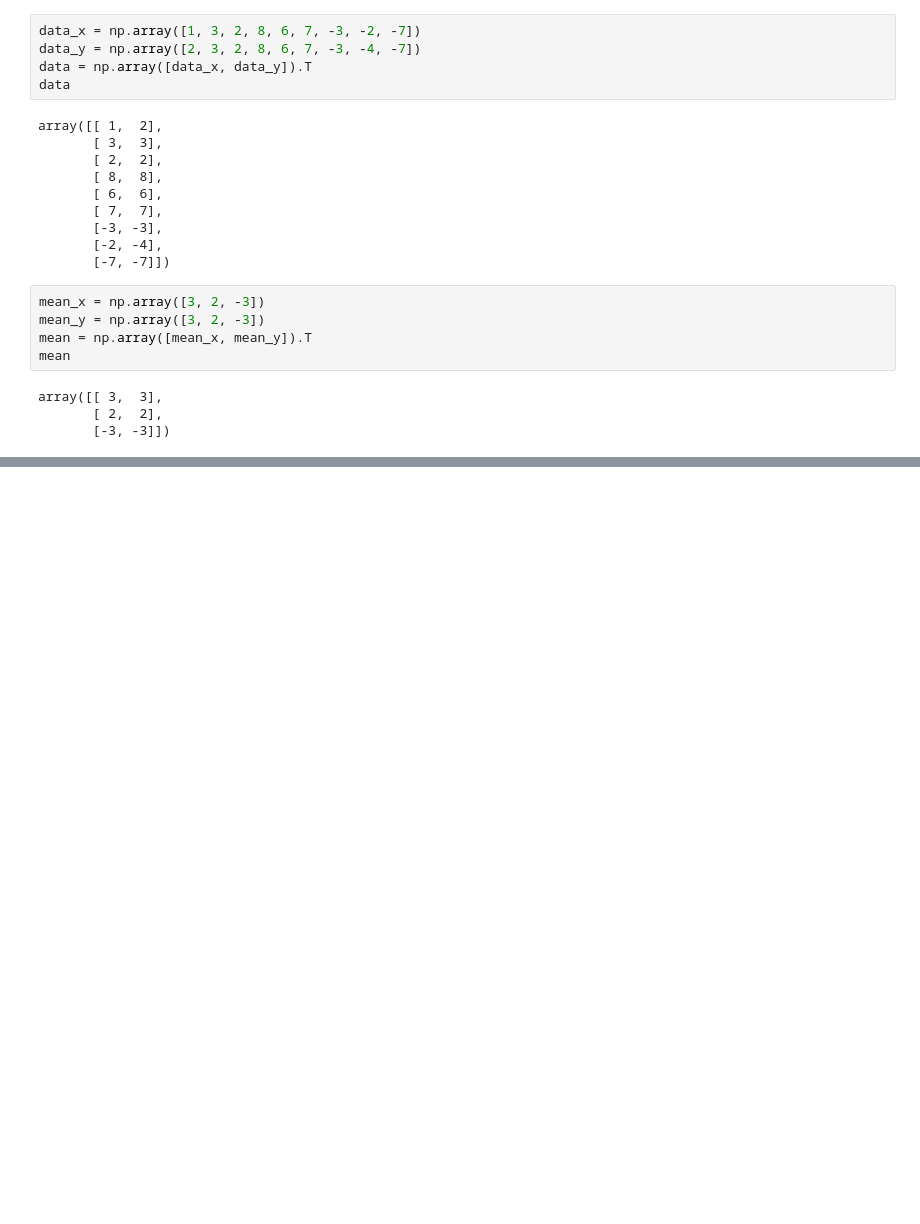
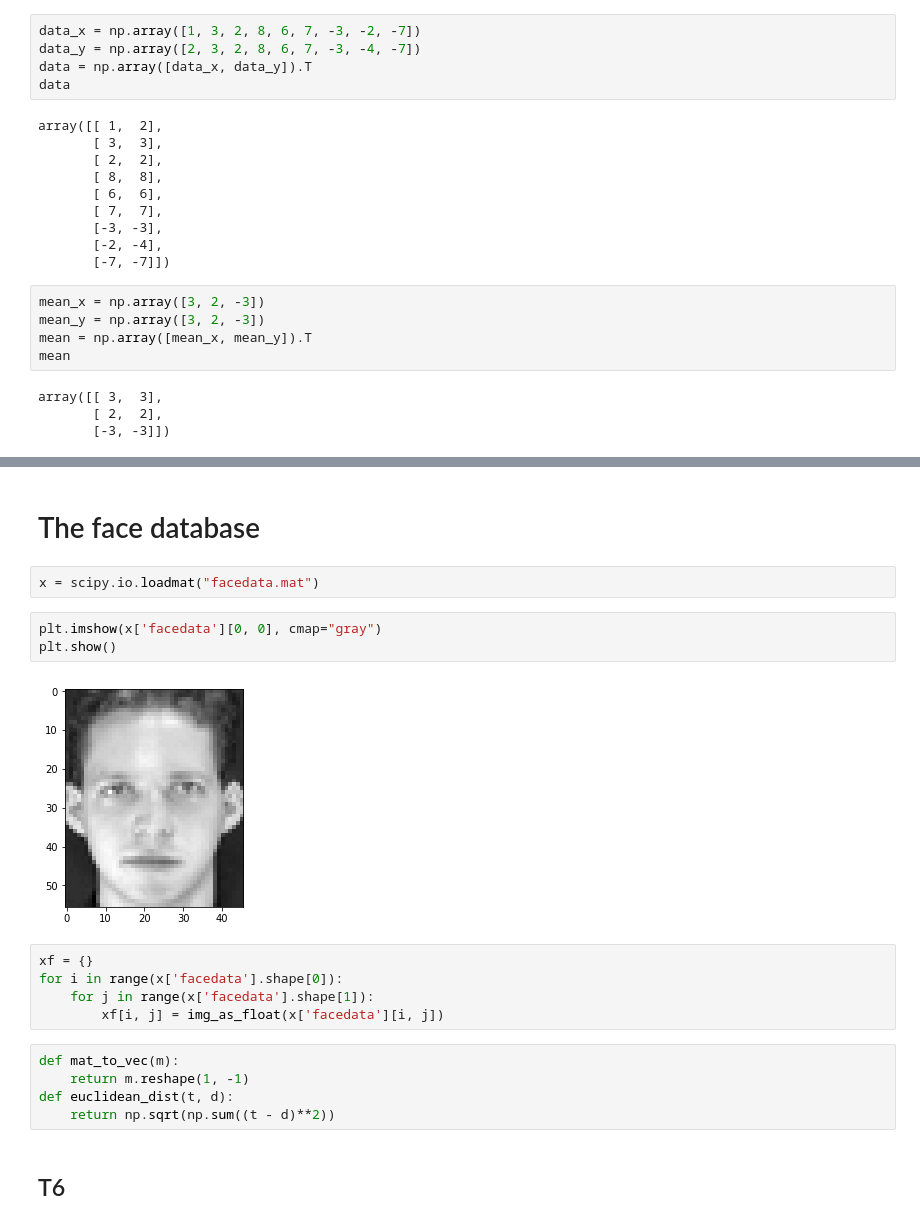
Before and after one commit to nekoteoj/pattern-recognition-work, a Jupyter notebook: HW3/HW3.ipynb, the cells around one changed output, grey strips where cells are left out. Cells and saved outputs as stored; diff of their text form; blank space fills up the shorter version.

Commit message:
Start HW3 face recog

```diff
--- a/HW3/HW3.ipynb
+++ b/HW3/HW3.ipynb
@@ -94,0 +101,21 @@ plt.show()
+# %% [markdown]
+# The face database
+# %%
+x = scipy.io.loadmat("facedata.mat")
+# %%
+plt.imshow(x['facedata'][0, 0], cmap="gray")
+plt.show()
+# %% [output]
+[figure, added]
+# %%
+xf = {}
+for i in range(x['facedata'].shape[0]):
+    for j in range(x['facedata'].shape[1]):
+        xf[i, j] = img_as_float(x['facedata'][i, j])
+# %%
+def mat_to_vec(m):
+    return m.reshape(1, -1)
+def euclidean_dist(t, d):
+    return np.sqrt(np.sum((t - d)**2))
+# %% [markdown]
+## T6
```
Also changed, not shown: parts of 18 cells of this notebook.
